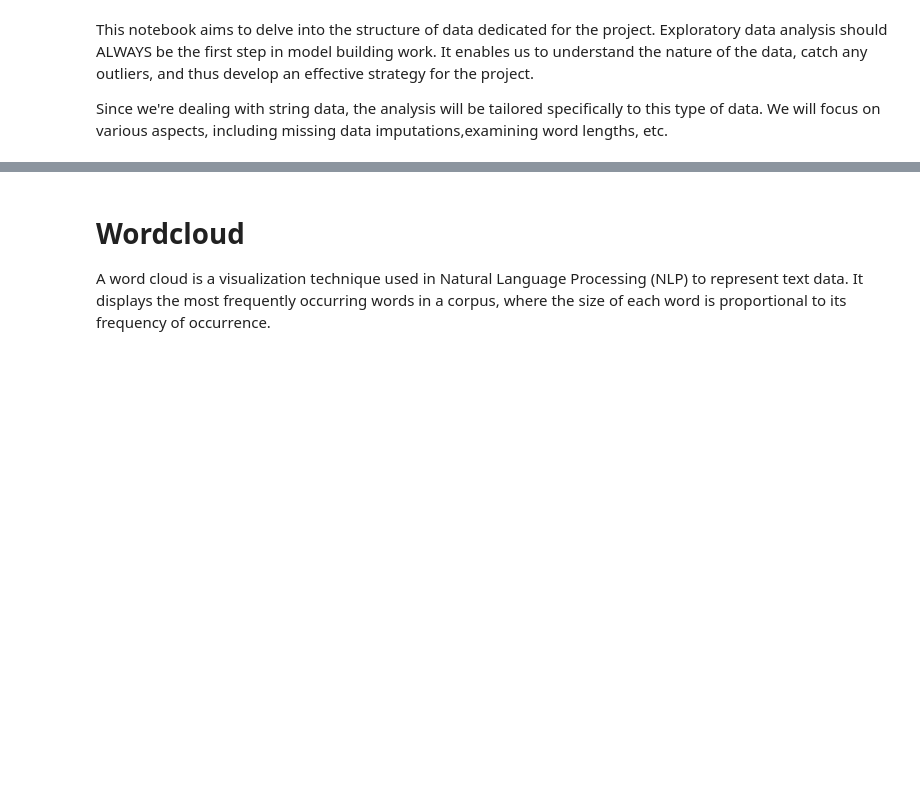
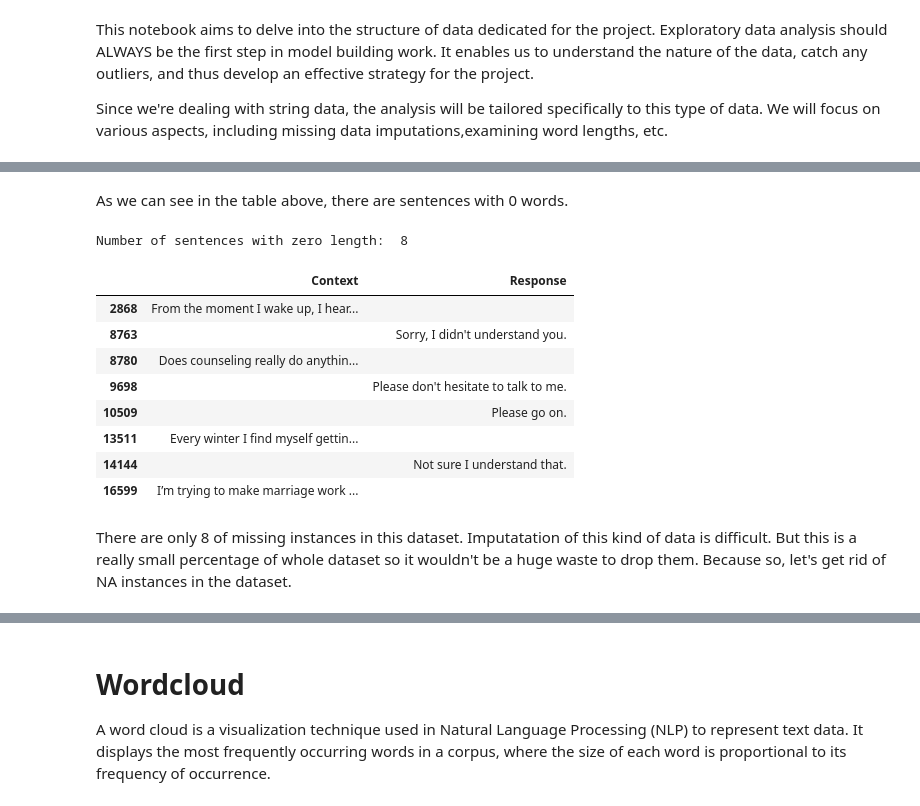
Before and after one commit to piotrulo022/Mental-health-transformer-counselor, a Jupyter notebook: EDA.ipynb, the cells around one changed output, grey strips where cells are left out. Saved outputs shown, nothing was run; the diff lists cells and outputs as text; code cells hidden in the pictures; blank space fills up the shorter version.

```diff
--- a/EDA.ipynb
+++ b/EDA.ipynb
@@ -87,2 +29,0 @@ Number of observation is 3512 and that is not so many. In our case, when the pro
-# %%
-dataset = concatenate_datasets([mentalhealth, casual_data]).shuffle(seed = 2024) # concatenate both datasets
@@ -180,3 +29,0 @@ dataset[no_response_idx]
-# %%
-dataset = dataset.select(i for i in range(len(dataset))
-                if i not in set(no_response_idx))
@@ -210,0 +184,21 @@ sentences_lens.describe()
+# %% [markdown]
+As we can see in the table above, there are sentences with 0 words.
+# %%
+#| echo: false
+
+zero_len_sentences = sentences_lens.loc[(sentences_lens['context_lens'] == 0) | (sentences_lens['response_lens'] == 0), :].index
+
+df.iloc[zero_len_sentences,:]
+# %% [output]
+Number of sentences with zero length:  8
+|  | Context | Response |
+| 2868 | From the moment I wake up, I hear... |  |
+| 8763 |  | Sorry, I didn't understand you. |
+| 8780 | Does counseling really do anythin... |  |
+| 9698 |  | Please don't hesitate to talk to me. |
+| 10509 |  | Please go on. |
+| 13511 | Every winter I find myself gettin... |  |
+| 14144 |  | Not sure I understand that. |
+| 16599 | I’m trying to make marriage work ... |  |
+# %% [markdown]
+There are only 8 of missing instances in this dataset. Imputatation of this kind of data is difficult. But this is a really small percentage of whole dataset so it wouldn't be a huge waste to drop them. Because so, let's get rid of NA instances in the dataset.
```
Also changed, not shown: parts of 57 cells of this notebook, 1 other file.
